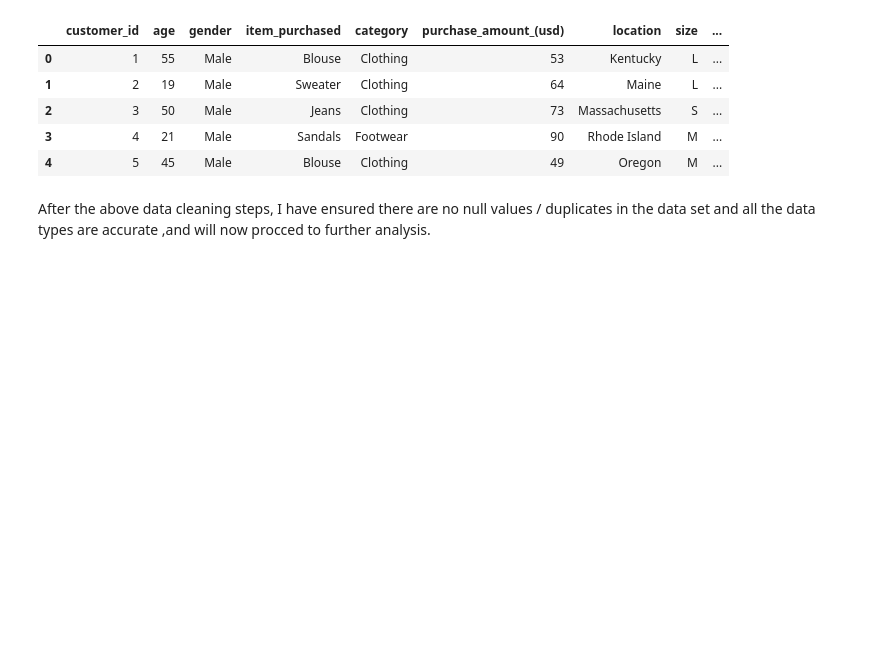
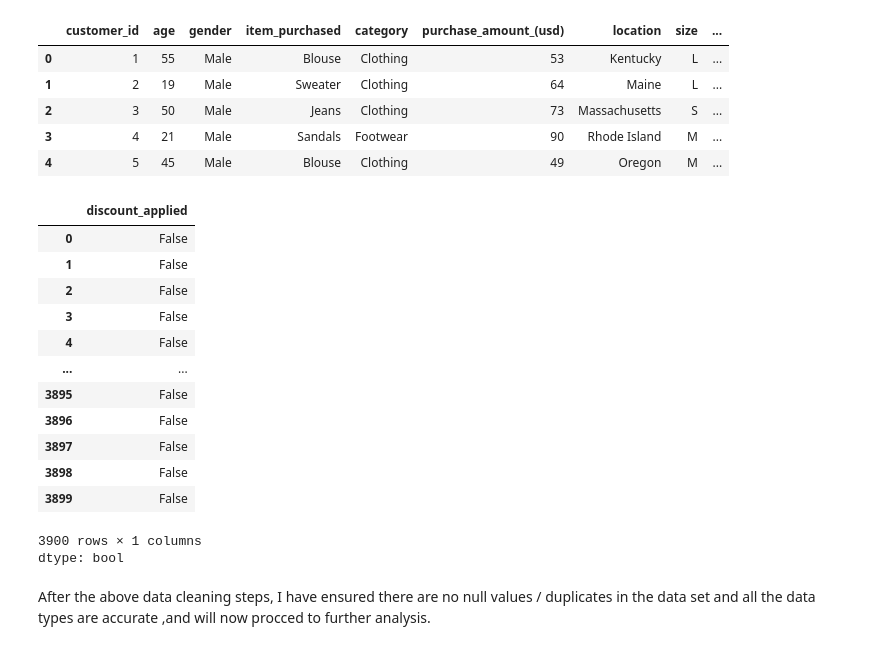
Before and after one commit to varshanookarapu/Customer_Shopping_Behaviour_Analysis_Python, a Jupyter notebook: customer_shopping_behaviour_EDA.ipynb, the cells around one changed output. Cells and saved outputs as stored; diff of their text form; code cells hidden in the pictures; blank space fills up the shorter version.

```diff
--- a/customer_shopping_behaviour_EDA.ipynb
+++ b/customer_shopping_behaviour_EDA.ipynb
@@ -239,6 +239,25 @@ customer_behaviour_df.head()
 | 2 | 3 | 50 | Male | Jeans | Clothing | 73 | Massachusetts | S | ... |
 | 3 | 4 | 21 | Male | Sandals | Footwear | 90 | Rhode Island | M | ... |
 | 4 | 5 | 45 | Male | Blouse | Clothing | 49 | Oregon | M | ... |
+# %%
+## Removing uncecessary columns
+
+customer_behaviour_df["discount_applied"] == customer_behaviour_df["promo_code_used"].all()
+# %% [output]
+|  | discount_applied |
+| 0 | False |
+| 1 | False |
+| 2 | False |
+| 3 | False |
+| 4 | False |
+| ... | ... |
+| 3895 | False |
+| 3896 | False |
+| 3897 | False |
+| 3898 | False |
+| 3899 | False |
+3900 rows × 1 columns
+dtype: bool
 # %% [markdown]
 After the above data cleaning steps, I have ensured there are no null values / duplicates in the data set and all the data types are accurate ,and will now procced to further analysis.
 # %% [markdown]
```
